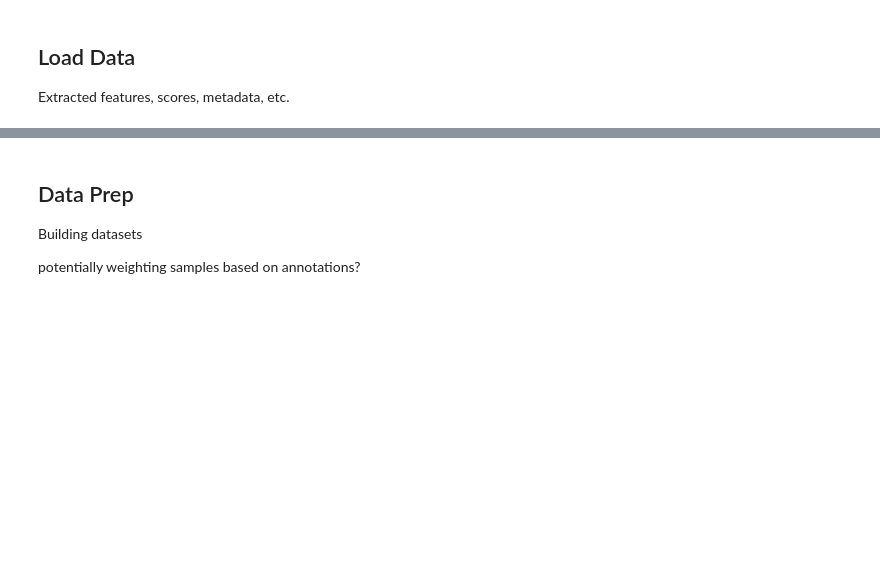
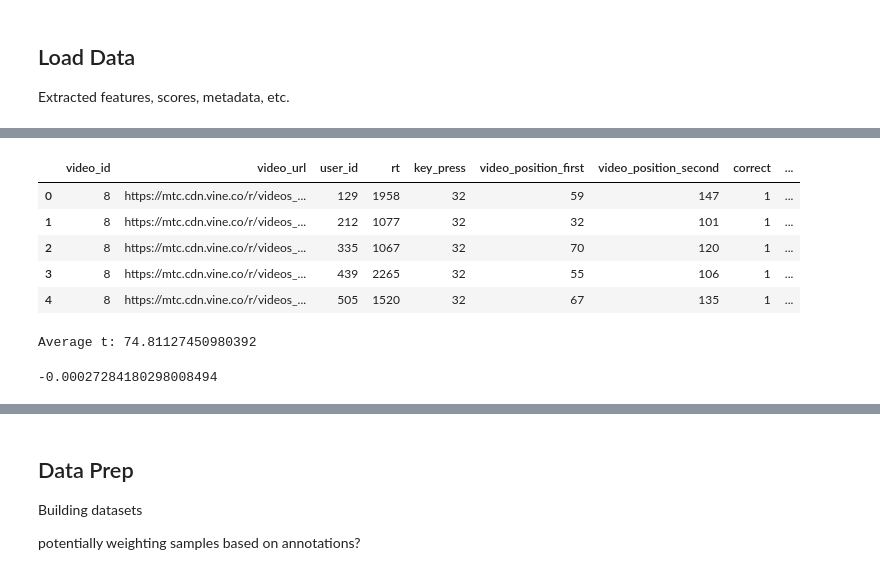
Before and after one commit to cooliotonyio/predicting-media-memorability, a Jupyter notebook: train.ipynb, the cells around one changed output, grey strips where cells are left out. Saved outputs shown, nothing was run; the diff lists cells and outputs as text; code cells hidden in the pictures; blank space fills up the shorter version.

```diff
--- a/train.ipynb
+++ b/train.ipynb
@@ -43,0 +69,16 @@ data["c3d"] = load_C3D_features(data.index)
+# %%
+st_annotations = pd.read_csv("training_set/short_term_annotations.csv")
+# %%
+st_annotations["t"] = st_annotations["video_position_second"] - st_annotations["video_position_first"]
+st_annotations.head()
+# %% [output]
+|  | video_id | video_url | user_id | rt | key_press | video_position_first | video_position_second | correct | ... |
+| 0 | 8 | https://mtc.cdn.vine.co/r/videos_... | 129 | 1958 | 32 | 59 | 147 | 1 | ... |
+| 1 | 8 | https://mtc.cdn.vine.co/r/videos_... | 212 | 1077 | 32 | 32 | 101 | 1 | ... |
+| 2 | 8 | https://mtc.cdn.vine.co/r/videos_... | 335 | 1067 | 32 | 70 | 120 | 1 | ... |
+| 3 | 8 | https://mtc.cdn.vine.co/r/videos_... | 439 | 2265 | 32 | 55 | 106 | 1 | ... |
+| 4 | 8 | https://mtc.cdn.vine.co/r/videos_... | 505 | 1520 | 32 | 67 | 135 | 1 | ... |
+# %%
+print("Average t:", np.mean(st_annotations["t"]))
+# %% [output]
+Average t: 74.81127450980392
@@ -43,0 +114,10 @@ data["c3d"] = load_C3D_features(data.index)
+# %%
+num_iterations = 10
+
+m_T = {video_id: 1 for video_id in st_annotations["video_id"]}
+for iteration in range(num_iterations):
+    alpha = calculate_alpha(st_annotations, m_T, T = big_t)
+    m_T = calculate_memorability(st_annotations, alpha, T = big_t)
+print(alpha)
+# %% [output]
+-0.00027284180298008494
```
Also changed, not shown: parts of 30 cells of this notebook, 1 other file.
